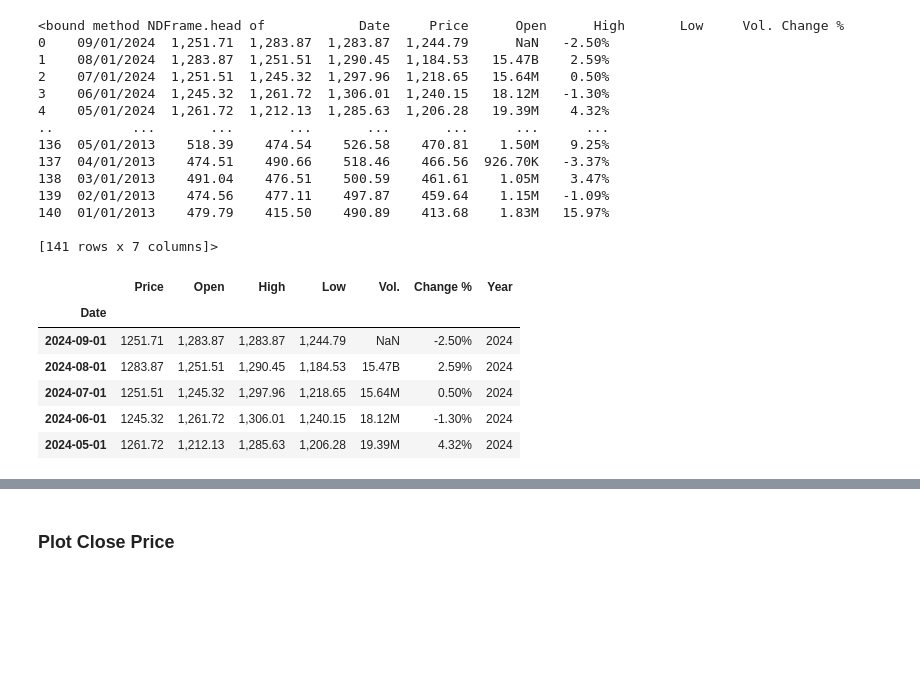
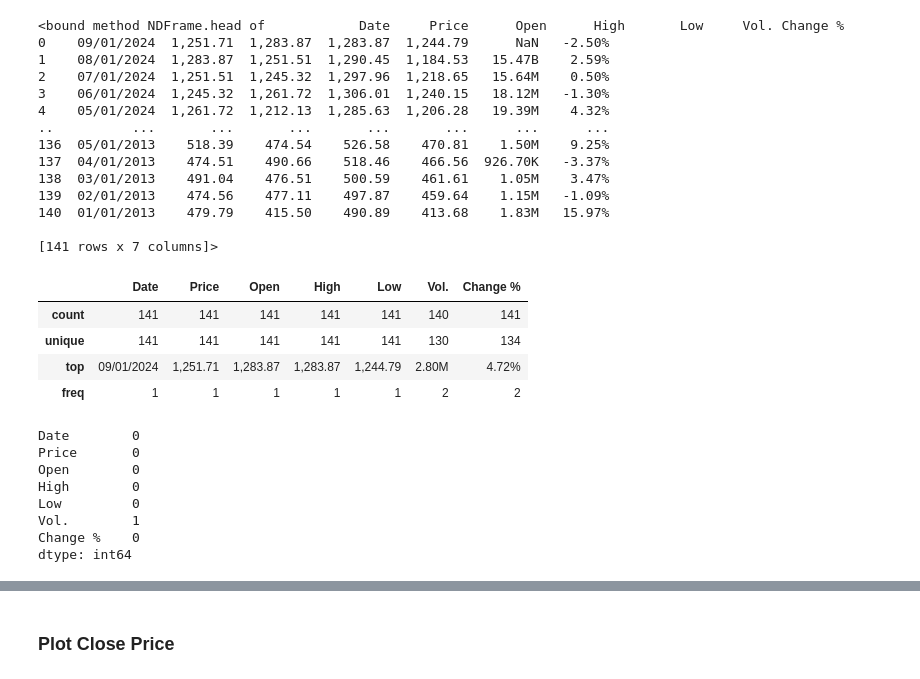
Before and after one commit to huybui08/VN-Index, a Jupyter notebook: Project/Data preprocessing/Visualize/Data_visualize_VN_Index.ipynb, the cells around one changed output, grey strips where cells are left out. Drawn from its saved outputs; the diff is of its cells as text; code cells hidden in the pictures; blank space fills up the shorter version.

```diff
--- a/Project/Data preprocessing/Visualize/Data_visualize_VN_Index.ipynb
+++ b/Project/Data preprocessing/Visualize/Data_visualize_VN_Index.ipynb
@@ -24,17 +25,22 @@ df.head
 140  01/01/2013    479.79    415.50    490.89    413.68    1.83M   15.97%
 
 [141 rows x 7 columns]>
-# %%
-df['Date']=pd.to_datetime(df['Date'])
-df['Year'] = df['Date'].dt.year
-df=df.set_index('Date')
-df['Price'] = df['Price'].str.replace(',', '').astype(float)
-df.head()
-# %% [output]
-|  | Price | Open | High | Low | Vol. | Change % | Year |
-| Date |  |  |  |  |  |  |  |
-| 2024-09-01 | 1251.71 | 1,283.87 | 1,283.87 | 1,244.79 | NaN | -2.50% | 2024 |
-| 2024-08-01 | 1283.87 | 1,251.51 | 1,290.45 | 1,184.53 | 15.47B | 2.59% | 2024 |
-| 2024-07-01 | 1251.51 | 1,245.32 | 1,297.96 | 1,218.65 | 15.64M | 0.50% | 2024 |
-| 2024-06-01 | 1245.32 | 1,261.72 | 1,306.01 | 1,240.15 | 18.12M | -1.30% | 2024 |
-| 2024-05-01 | 1261.72 | 1,212.13 | 1,285.63 | 1,206.28 | 19.39M | 4.32% | 2024 |
+# %%
+df.describe()
+# %% [output]
+|  | Date | Price | Open | High | Low | Vol. | Change % |
+| count | 141 | 141 | 141 | 141 | 141 | 140 | 141 |
+| unique | 141 | 141 | 141 | 141 | 141 | 130 | 134 |
+| top | 09/01/2024 | 1,251.71 | 1,283.87 | 1,283.87 | 1,244.79 | 2.80M | 4.72% |
+| freq | 1 | 1 | 1 | 1 | 1 | 2 | 2 |
+# %%
+df.isnull().sum()
+# %% [output]
+Date        0
+Price       0
+Open        0
+High        0
+Low         0
+Vol.        1
+Change %    0
+dtype: int64
```
Also changed, not shown: parts of 14 cells of this notebook, 3 other files.
